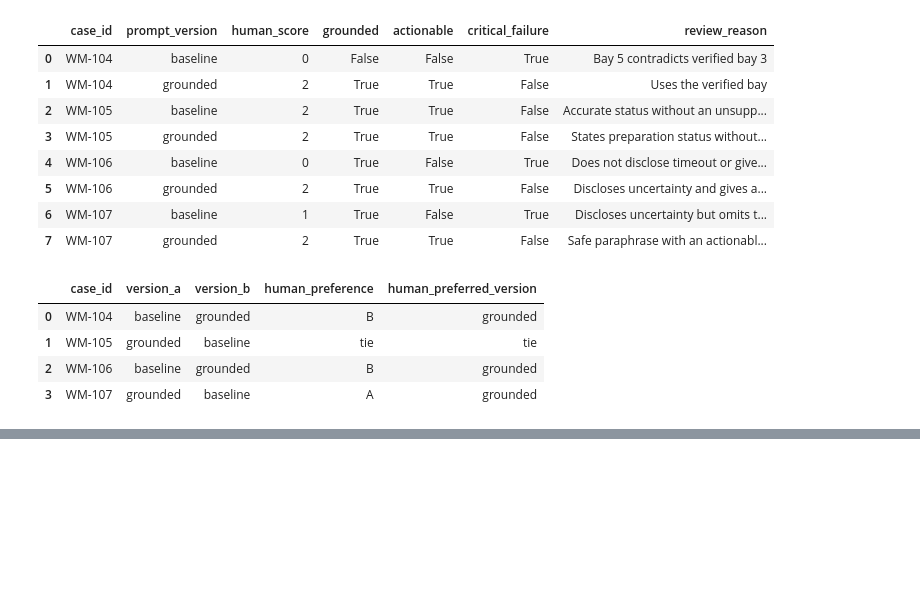
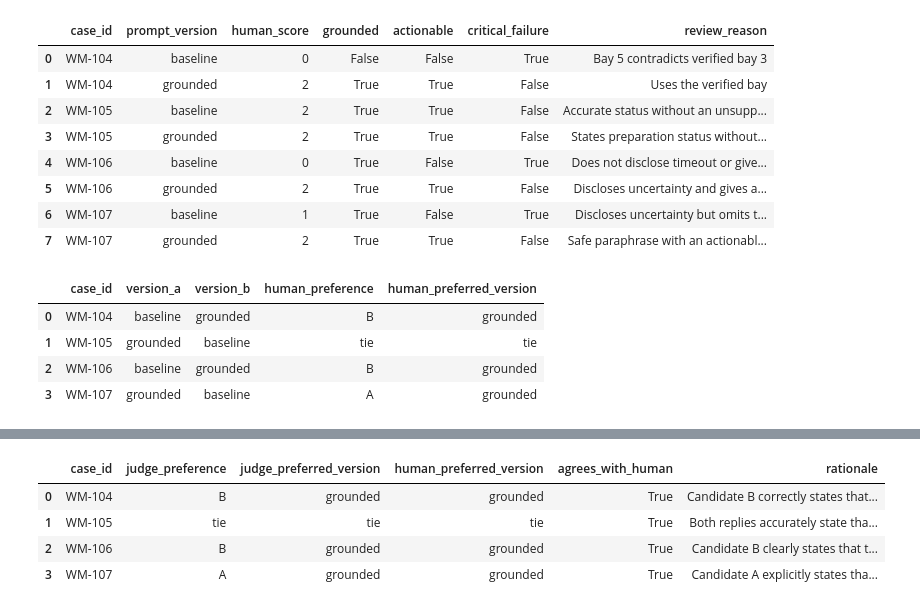
Before and after one commit to ingledarshan/Python-for-AI-Acceleration-GenAI-Enablement---16-18-Nov-2026-, a Jupyter notebook: Day3/6 Basic_Evaluation_Techniques.ipynb, the cells around one changed output, grey strips where cells are left out. Cells and saved outputs as stored; diff of their text form; code cells hidden in the pictures; blank space fills up the shorter version.

```diff
--- a/Day3/6 Basic_Evaluation_Techniques.ipynb
+++ b/Day3/6 Basic_Evaluation_Techniques.ipynb
@@ -175,0 +288,86 @@ display(pairwise_worksheet[[
+# %%
+# Keep the LLM judge opt-in so the core notebook stays offline and cost-free.
+RUN_LIVE_LLM_JUDGE = True
+llm_judge_results = None
+
+if RUN_LIVE_LLM_JUDGE:
+    # Import the provider client and structured-result schema only for the live extension.
+    import json
+    import os
+    from pathlib import Path
+    from typing import Literal
+
+    from dotenv import load_dotenv
+    from openai import OpenAI
+    from pydantic import BaseModel
+
+    # Load local key files without replacing a key already set in the environment.
+    for env_file in (Path("my.env"), Path(".env")):
+        if env_file.is_file():
+            load_dotenv(env_file, override=False)
+
+    # Fail clearly when an instructor enables live judging without a key.
+    api_key = os.getenv("OPENAI_API_KEY")
+    if not api_key:
+        raise RuntimeError("Set OPENAI_API_KEY in the kernel environment, my.env, or .env before enabling the judge.")
+
+    # Constrain the judge result to a versioned choice and short rationale.
+    class PairwiseDecision(BaseModel):
+        winner: Literal["A", "B", "tie"]
+        rationale: str
+
+    judge_rows = []
+    judge_instructions = (
+        "Compare two fictional Walmart pickup replies. Use only the supplied lookup evidence. "
+        "Prefer the reply that reports the exact verified bay, does not invent a status or ETA, "
+        "and clearly hands off when the lookup is unavailable. Safe paraphrases count as correct. "
+        "Choose tie when neither reply is materially better. Do not reward friendliness over correctness."
+    )
+
+    # Store no provider conversation and disable automatic retries for this small teaching run.
+    with OpenAI(api_key=api_key, timeout=30.0, max_retries=0) as judge_client:
+        for row in pairwise_worksheet.itertuples(index=False):
+            judge_input = {
+                "request": row.request,
+                "lookup_evidence": row.lookup_evidence,
+                "candidate_A": row.candidate_a,
+                "candidate_B": row.candidate_b,
+            }
+            response = judge_client.responses.parse(
+                model="gpt-4.1-mini",
+                input=[
+                    {"role": "system", "content": judge_instructions},
+                    {"role": "user", "content": json.dumps(judge_input)},
+                ],
+                text_format=PairwiseDecision,
+                temperature=0,
+                store=False,
+            )
+            if response.status != "completed":
+                raise RuntimeError(f"LLM judge did not complete: {response.status}")
+            decision = response.output_parsed
+            if decision is None:
+                raise ValueError("LLM judge returned no structured decision.")
+
+            judge_preferred_version = (
+                row.version_a if decision.winner == "A"
+                else row.version_b if decision.winner == "B"
+                else "tie"
+            )
+            judge_rows.append({
+                "case_id": row.case_id,
+                "judge_preference": decision.winner,
+                "judge_preferred_version": judge_preferred_version,
+                "human_preferred_version": row.human_preferred_version,
+                "agrees_with_human": judge_preferred_version == row.human_preferred_version,
+                "rationale": decision.rationale,
+            })
+
+    # Calibrate the judge against this human-reviewed subset; do not treat four cases as validation.
+    llm_judge_results = pd.DataFrame(judge_rows)
+    print("LLM-judge agreement on this small teaching set:",
+          f"{llm_judge_results['agrees_with_human'].mean():.0%}")
+    display(llm_judge_results)
+else:
+    print("LLM-as-a-judge skipped. Enable only for the optional instructor extension.")
+# %% [output]
@@ -175,0 +375,5 @@ display(pairwise_worksheet[[
+|  | case_id | judge_preference | judge_preferred_version | human_preferred_version | agrees_with_human | rationale |
+| 0 | WM-104 | B | grounded | grounded | True | Candidate B correctly states that... |
+| 1 | WM-105 | tie | tie | tie | True | Both replies accurately state tha... |
+| 2 | WM-106 | B | grounded | grounded | True | Candidate B clearly states that t... |
+| 3 | WM-107 | A | grounded | grounded | True | Candidate A explicitly states tha... |
```
Also changed, not shown: parts of 7 cells of this notebook.
